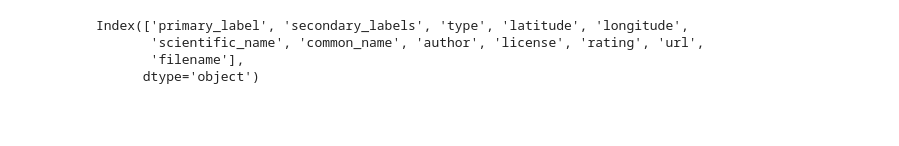
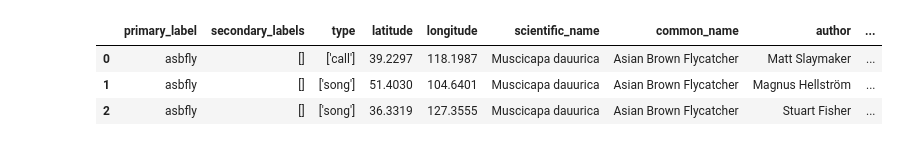
Before and after one commit to AmziJeffs/Erdos_birdCLEF, a Jupyter notebook: EDA/EDA.ipynb, the cells around one changed output. Saved outputs shown, nothing was run; the diff lists cells and outputs as text; code cells hidden in the pictures; blank space fills up the shorter version.

```diff
--- a/EDA/EDA.ipynb
+++ b/EDA/EDA.ipynb
@@ -30,7 +13,7 @@ memory usage: 2.2+ MB
-# %%
-metadata_df["
-# %% [output]
-Index(['primary_label', 'secondary_labels', 'type', 'latitude', 'longitude',
-       'scientific_name', 'common_name', 'author', 'license', 'rating', 'url',
-       'filename'],
-      dtype='object')
+# %%
+train.head(3)
+# %% [output]
+|  | primary_label | secondary_labels | type | latitude | longitude | scientific_name | common_name | author | ... |
+| 0 | asbfly | [] | ['call'] | 39.2297 | 118.1987 | Muscicapa dauurica | Asian Brown Flycatcher | Matt Slaymaker | ... |
+| 1 | asbfly | [] | ['song'] | 51.4030 | 104.6401 | Muscicapa dauurica | Asian Brown Flycatcher | Magnus Hellström | ... |
+| 2 | asbfly | [] | ['song'] | 36.3319 | 127.3555 | Muscicapa dauurica | Asian Brown Flycatcher | Stuart Fisher | ... |
```
Also changed, not shown: parts of 7 cells of this notebook.
